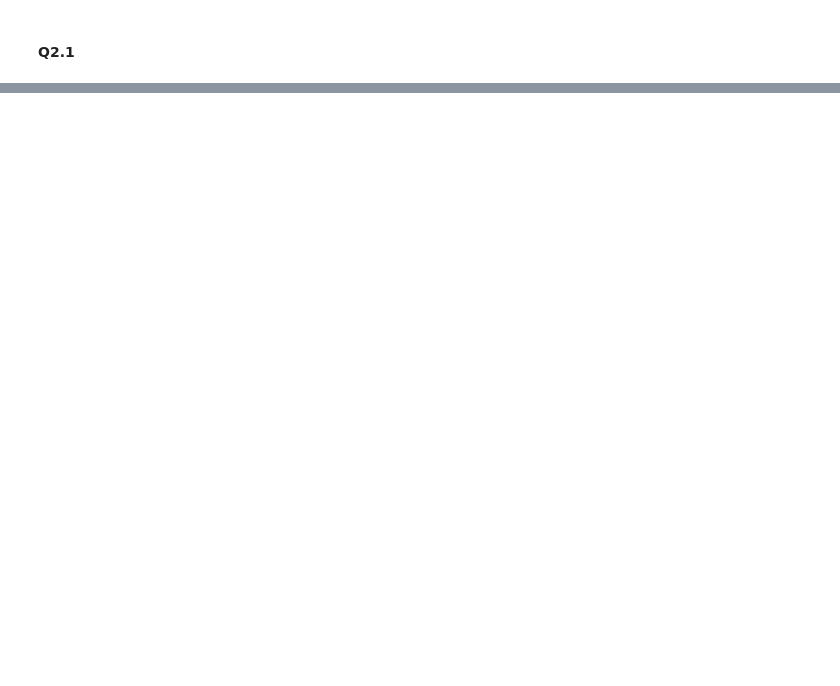
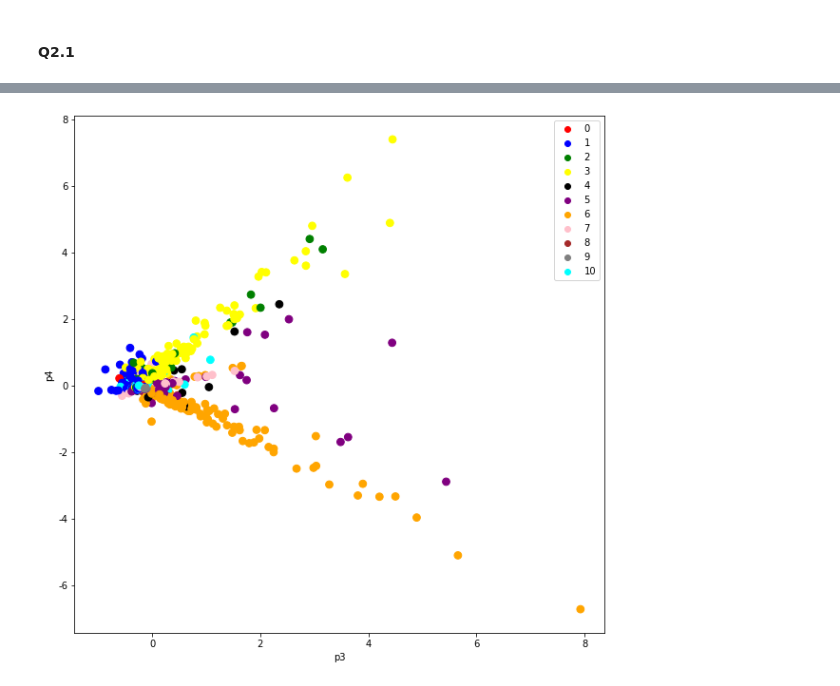
Before and after one commit to Brian-Konr/statistical-learning-IM5056, a Jupyter notebook: hw3/hw3.ipynb, the cells around one changed output, grey strips where cells are left out. Cells and saved outputs as stored; diff of their text form; code cells hidden in the pictures; blank space fills up the shorter version.

Commit message:
finish pca drawing plot, but havent comment on it

```diff
--- a/hw3/hw3.ipynb
+++ b/hw3/hw3.ipynb
@@ -897,0 +897,10 @@ for i, category in enumerate(categories):
+# %%
+color_map = dict()
+# generate 11 colors
+color_list = ['red', 'blue', 'green', 'yellow', 'black', 'purple', 'orange', 'pink', 'brown', 'gray', 'cyan']
+for i in range(len(color_list)):
+    color_map[i] = color_list[i]
+
+# print color map
+for i in color_map:
+    print(f"category id: {i}, category name: {category_map[i]}, color: {color_map[i]}")
@@ -899,0 +924,5 @@ for i, category in enumerate(categories):
+# %%
+# use PCA to reduce dimensionality
+pca = PCA(n_components=8)
+pca.fit(dep_stu2)
+dep_stu_pca = pca.transform(dep_stu2)
@@ -899,0 +936,18 @@ for i, category in enumerate(categories):
+# %%
+# for all departments, construct its corresponding color list
+all_dep_colors = []
+for index, row in colname_df.iterrows():
+    all_dep_colors.append(color_map[row['category_id']])
+# %%
+# construct p1, p2 scatter plot
+import matplotlib.pyplot as plt
+
+def plot_pca_scatter(p1, p2, color_map, x_label, y_label):
+    plt.figure(figsize=(10, 10))
+    plt.scatter(p1, p2, c=all_dep_colors, s=60)
+    markers = [plt.Line2D([0,0], [0,0], color=color, marker='o', linestyle='') for color in color_map.values()]
+    plt.legend(markers, color_map.keys(), numpoints=1)
+    # show legend with color_map
+    plt.xlabel(x_label)
+    plt.ylabel(y_label)
+    plt.show()
@@ -899,0 +960,6 @@ for i, category in enumerate(categories):
+# %%
+p3 = dep_stu_pca[:, 2]
+p4 = dep_stu_pca[:, 3]
+plot_pca_scatter(p3, p4, color_map, 'p3', 'p4')
+# %% [output]
+[figure, added]
```
Also changed, not shown: parts of 13 cells of this notebook.
